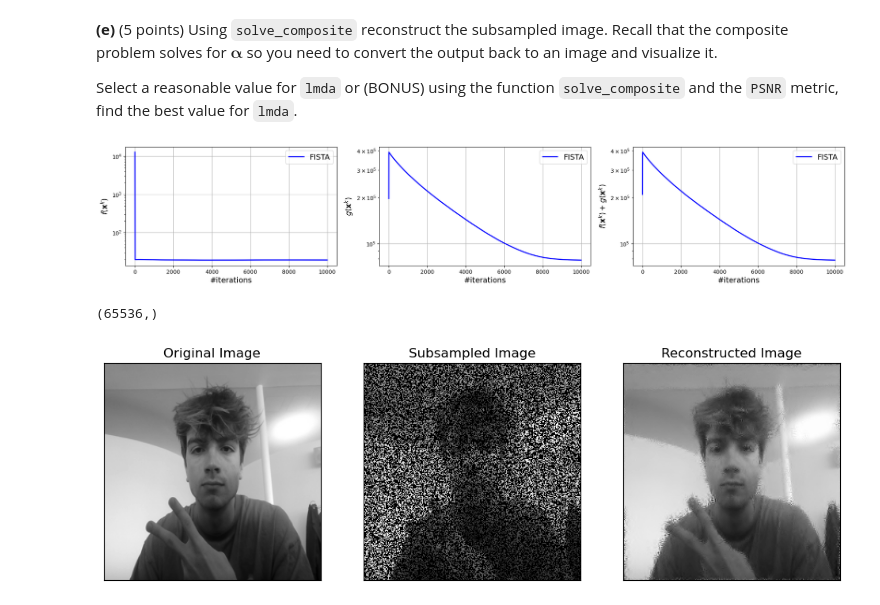
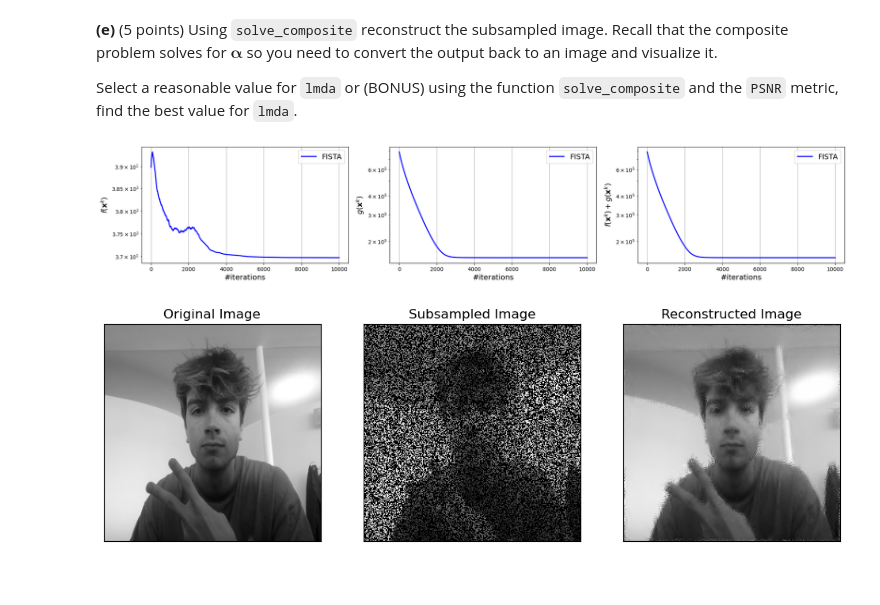
Before and after one commit to uwjht/Math_of_data_HM, a Jupyter notebook: Part 4 - Proximal methods.ipynb, the cells around one changed output. Cells and saved outputs as stored; diff of their text form; code cells hidden in the pictures; blank space fills up the shorter version.

```diff
--- a/Part 4 - Proximal methods.ipynb
+++ b/Part 4 - Proximal methods.ipynb
@@ -239,3 +289,5 @@ lips_grad_f_l1 = 2.0
+# %%
+lips_grad_f_l1 = 1
 # %% [markdown]
 We have all the necessary ingredients to define the smooth part of our composite objective:
 # %%
@@ -265,15 +314,12 @@ __(e)__ (5 points) Using `solve_composite` reconstruct the subsampled image. Rec
 
 Select a reasonable value for `lmda` or (BONUS) using the function `solve_composite` and the `PSNR` metric, find the best value for `lmda`.
 # %%
-output = solve_composite(FISTA, composite_objective, 0.1, 10000)
+output = solve_composite(FISTA, composite_objective, 0.2, 10000)
 # %% [output]
-[figure, old version]
+[figure, new version]
 # %%
-print(output.shape)
 flat_image_out = W_T(output)
 image_out = flat_image_out.reshape(256, 256)
-# %% [output]
-(65536,)
 # %%
 show(true = image, subsampled=subsampled, estimated=image_out)
 # %% [output]
```
Also changed, not shown: parts of 9 cells of this notebook.
